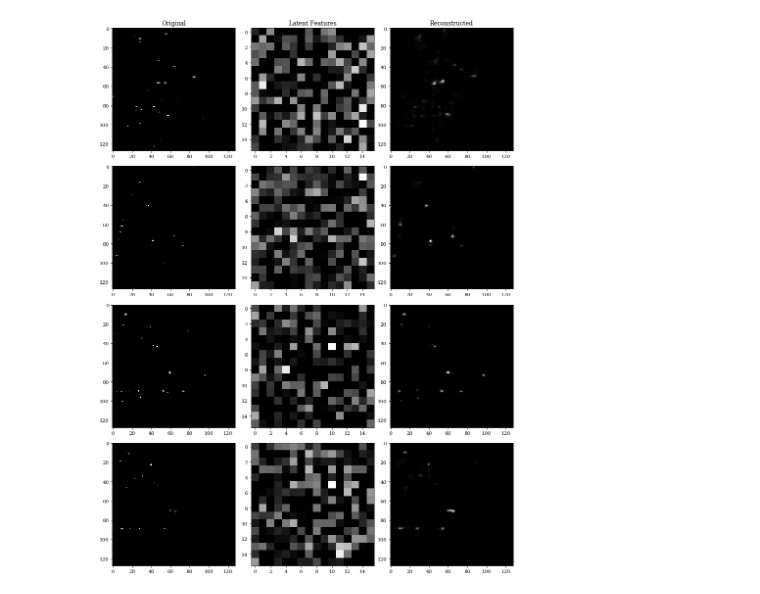
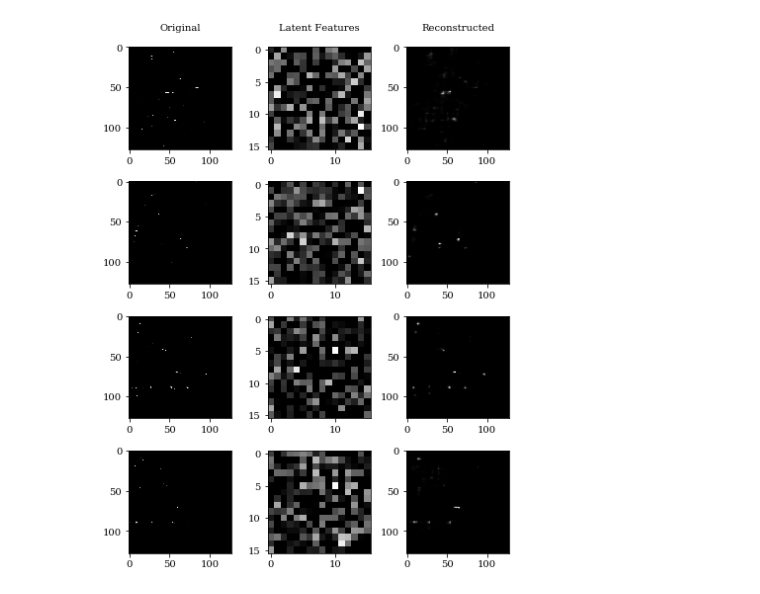
Before and after one commit to xmechanics/canon, a Jupyter notebook: scripts/review_model.ipynb, the cells around one changed output. Saved outputs shown, nothing was run; the diff lists cells and outputs as text; code cells hidden in the pictures.

```diff
--- a/scripts/review_model.ipynb
+++ b/scripts/review_model.ipynb
@@ -121,33 +121,33 @@ image 12
 # %%
 #fig = plt.figure(figsize=(5, 5))
 #ax = Grid(fig, rect='111', nrows_ncols=(6,3), axes_pad=0, label_mode='L',)
 from matplotlib import rcParams
 rcParams['font.size'] = 10
 rcParams['font.family'] = 'serif'
 rcParams['font.sans-serif'] = ['Times New Roman']
-fig, ax = plt.subplots(ncols=3, nrows=4, figsize=(12, 16))
+fig, ax = plt.subplots(ncols=3, nrows=4, figsize=(6, 8))
 
 clear_output()
 for i, img_idx in enumerate([96, 25, 99, 49]):
 # for i in np.random.choice(len(X_test), 5):
     img = X_test[i]
 
     code = encoder.predict(img[None])[0]  # img[None] is the same as img[np.newaxis, :]
     reco = decoder.predict(code[None])[0]
 
     ax1 = ax[i, 0]
     ax1.imshow(img, cmap='gray')
 
     ax2 = ax[i, 1]
     ax2.imshow(code.reshape([int(np.ceil(np.sqrt(code.shape[-1]))),-1]), cmap='gray')
 
     ax3 = ax[i, 2]
     ax3.imshow(reco, cmap='gray')
 
-ax[0, 0].set_title("Original")
-ax[0, 1].set_title("Latent Features")
-ax[0, 2].set_title("Reconstructed")
+ax[0, 0].set_title("Original\n", fontsize=10)
+ax[0, 1].set_title("Latent Features\n", fontsize=10)
+ax[0, 2].set_title("Reconstructed\n", fontsize=10)
 plt.tight_layout()
 fig.savefig("img/review_model.pdf", dpi=300)
 # %% [output]
-[figure, old version]
+[figure, new version]
```
Also changed, not shown: parts of 3 cells of this notebook, 3 other files.
